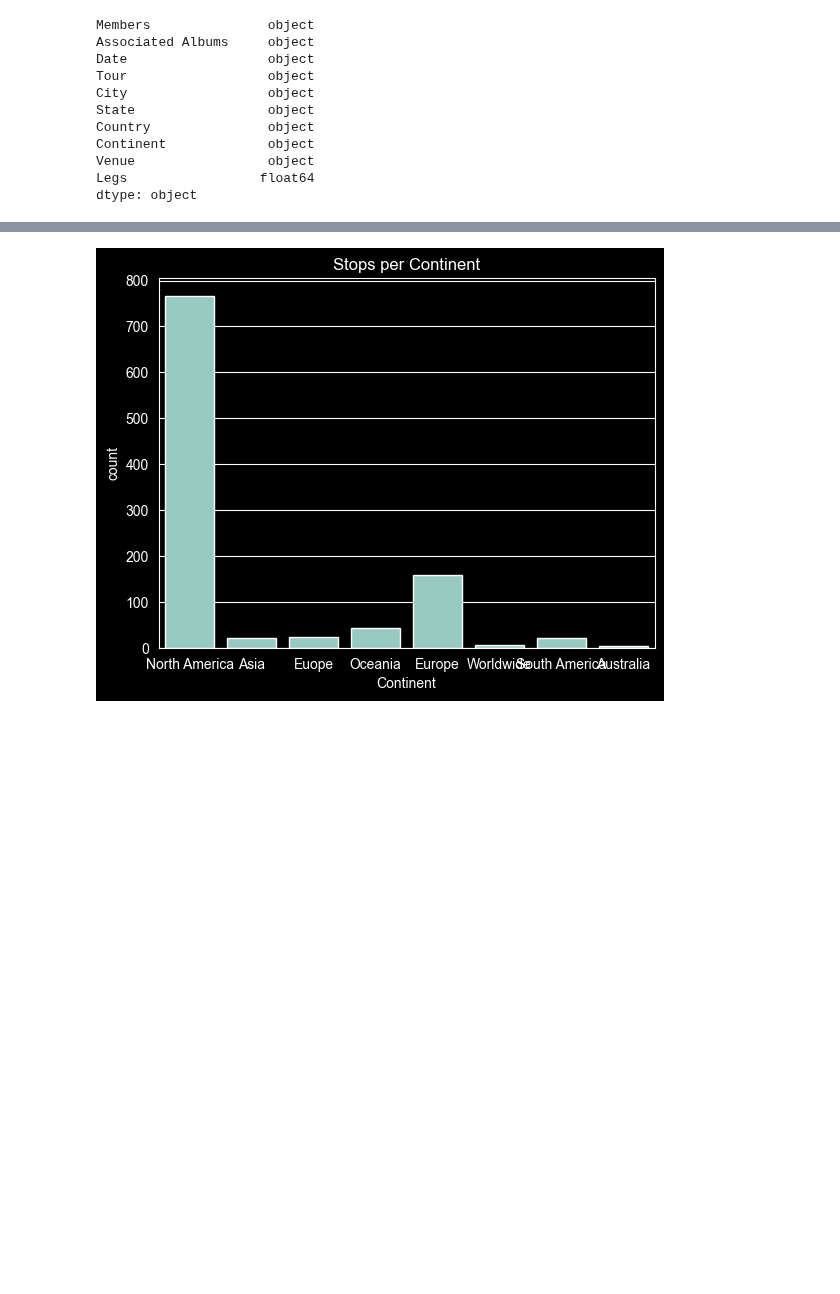
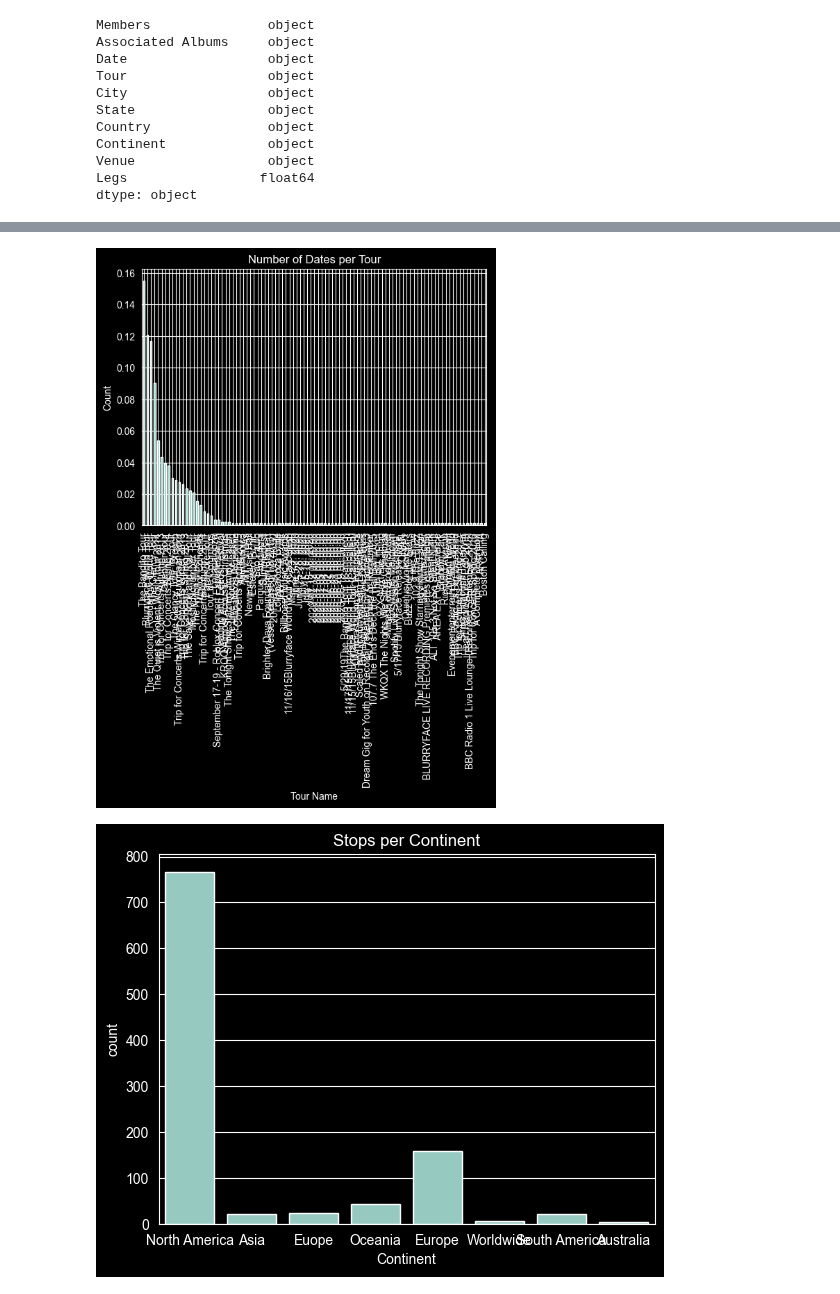
Before and after one commit to MeredithClikkie/torchbearerlab.github.io, a Jupyter notebook: TØPTourStops.ipynb, the cells around one changed output, grey strips where cells are left out. Saved outputs shown, nothing was run; the diff lists cells and outputs as text; code cells hidden in the pictures; blank space fills up the shorter version.

```diff
--- a/TØPTourStops.ipynb
+++ b/TØPTourStops.ipynb
@@ -100,3 +147,13 @@ df1.columns = df1.columns.str.strip()
+# %%
+import matplotlib.pyplot as plt
+
+df1['Tour'].value_counts().plot(kind='bar')
+plt.title('Number of Dates per Tour')
+plt.xlabel('Tour Name')
+plt.ylabel('Count')
+plt.show()
+# %% [output]
+[figure, added]
 # %%
 import seaborn as sns
 import matplotlib.pyplot as plt
```
Also changed, not shown: parts of 3 cells of this notebook.
